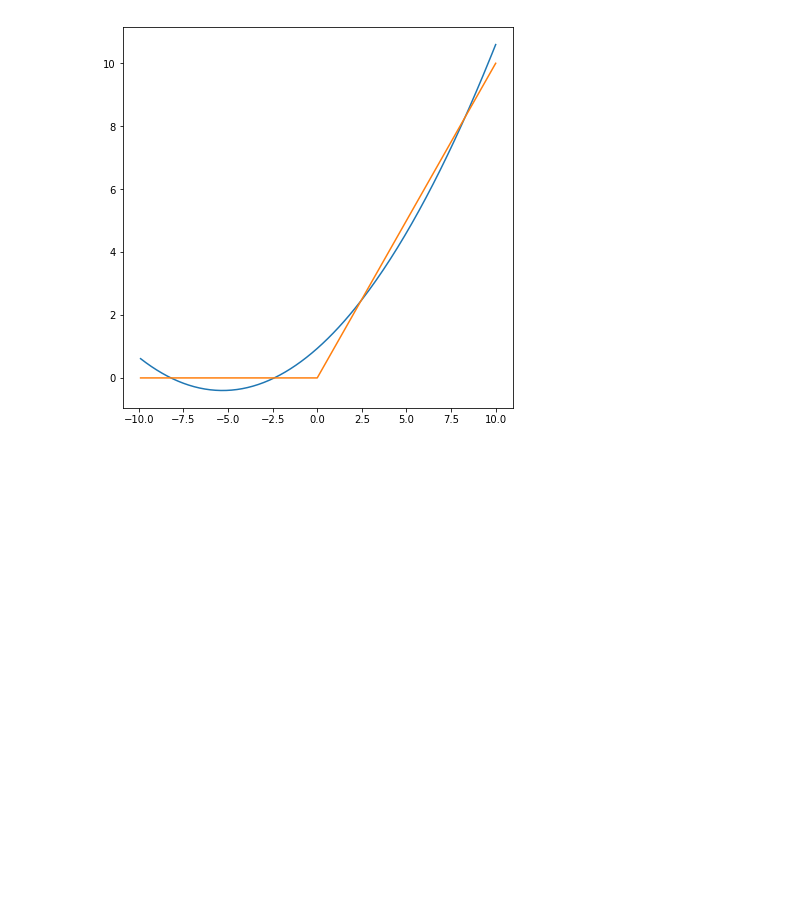
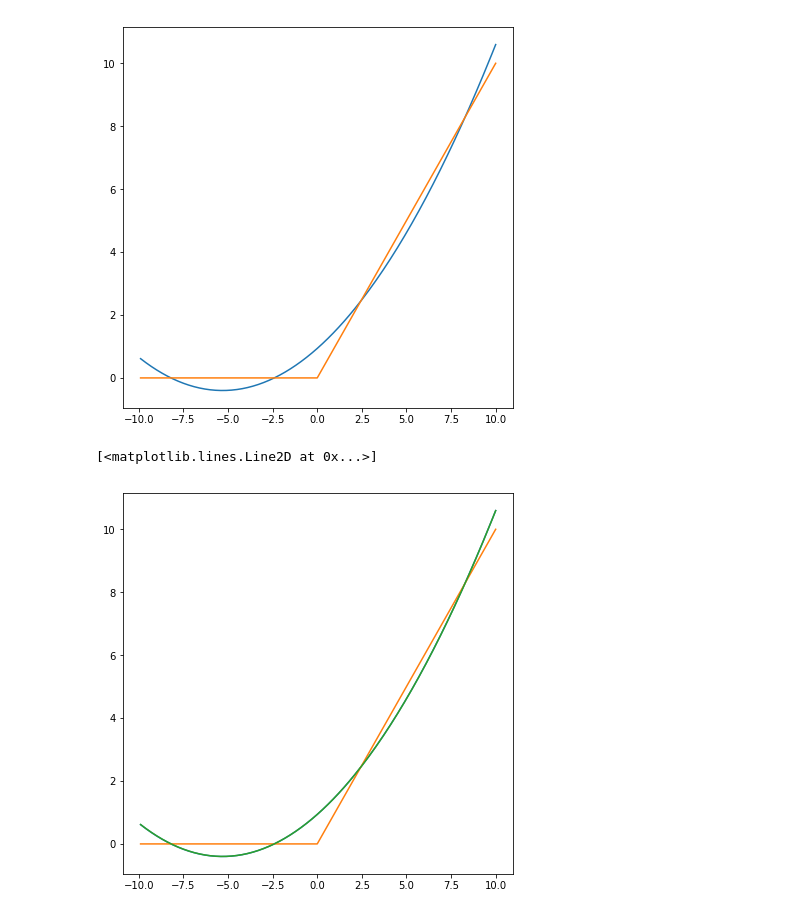
Before and after one commit to SimonMcDonnell/Dissertation, a Jupyter notebook: Abalone/relu_approx.ipynb, the cells around one changed output. Saved outputs shown, nothing was run; the diff lists cells and outputs as text; code cells hidden in the pictures; blank space fills up the shorter version.

Commit message:
Completed adding relu to implementations

```diff
--- a/Abalone/relu_approx.ipynb
+++ b/Abalone/relu_approx.ipynb
@@ -51,3 +32,5 @@ array([ 0. ,  0. ,  0. ,  0. ,  0. ,  0. ,  0. ,  0. ,  0. ,  0. ,  0. ,
+# %%
+y = relu(x)
 # %%
 coeffs_cheb = chebfit(x, y, deg=3)
 # %%
@@ -66,3 +49,17 @@ plt.plot(x, y)
 # %% [output]
 [<matplotlib.lines.Line2D at 0x...>]
 [figure]
+# %%
+x_enc = EA(x[:, None], True)
+# %%
+x_relu = x_enc.relu()
+# %%
+relu_vals = x_relu.values()
+# %%
+fig = plt.figure(figsize=(7, 7))
+plt.plot(x, relu_approx)
+plt.plot(x, y)
+plt.plot(x, relu_vals)
+# %% [output]
+[<matplotlib.lines.Line2D at 0x...>]
+[figure, added]
```
Also changed, not shown: parts of 3 cells of this notebook, 11 other files.
